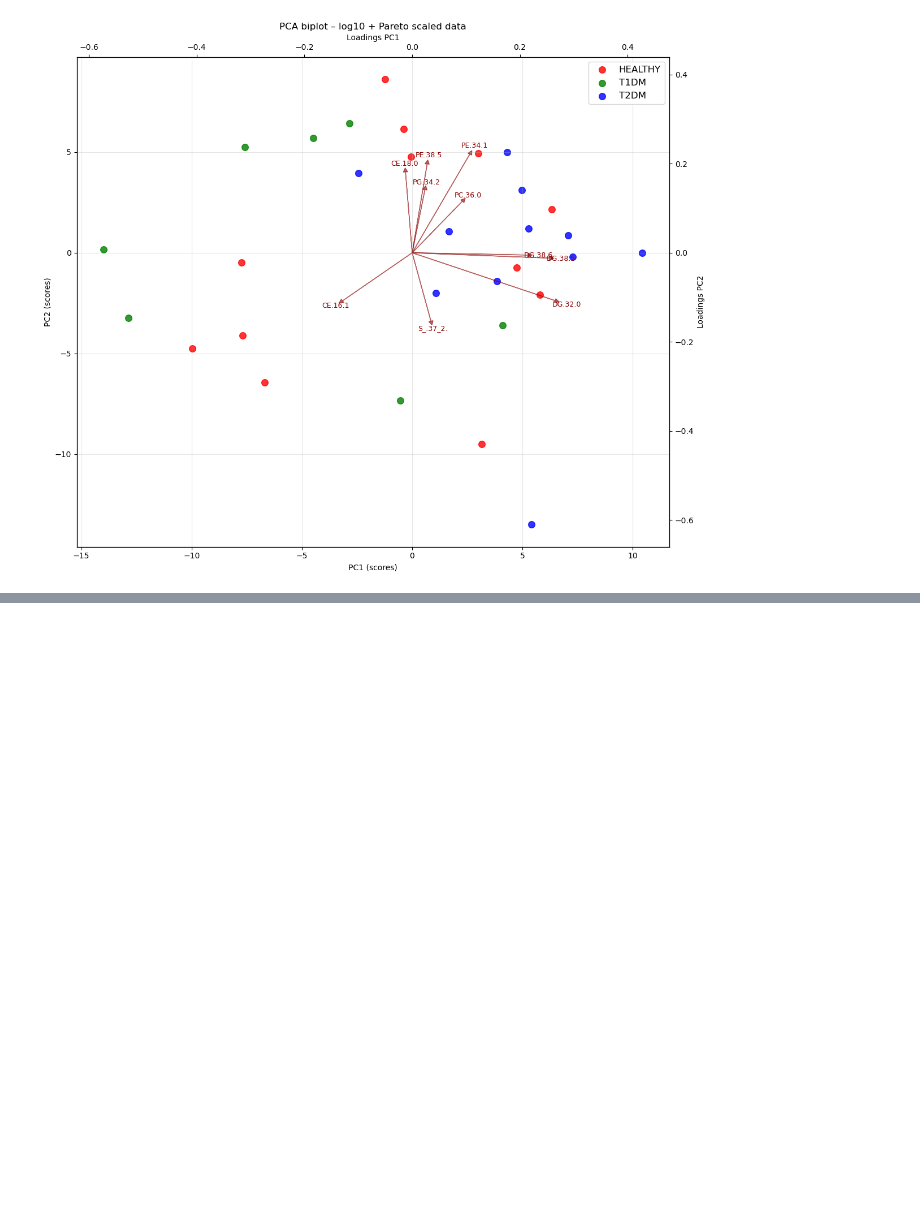
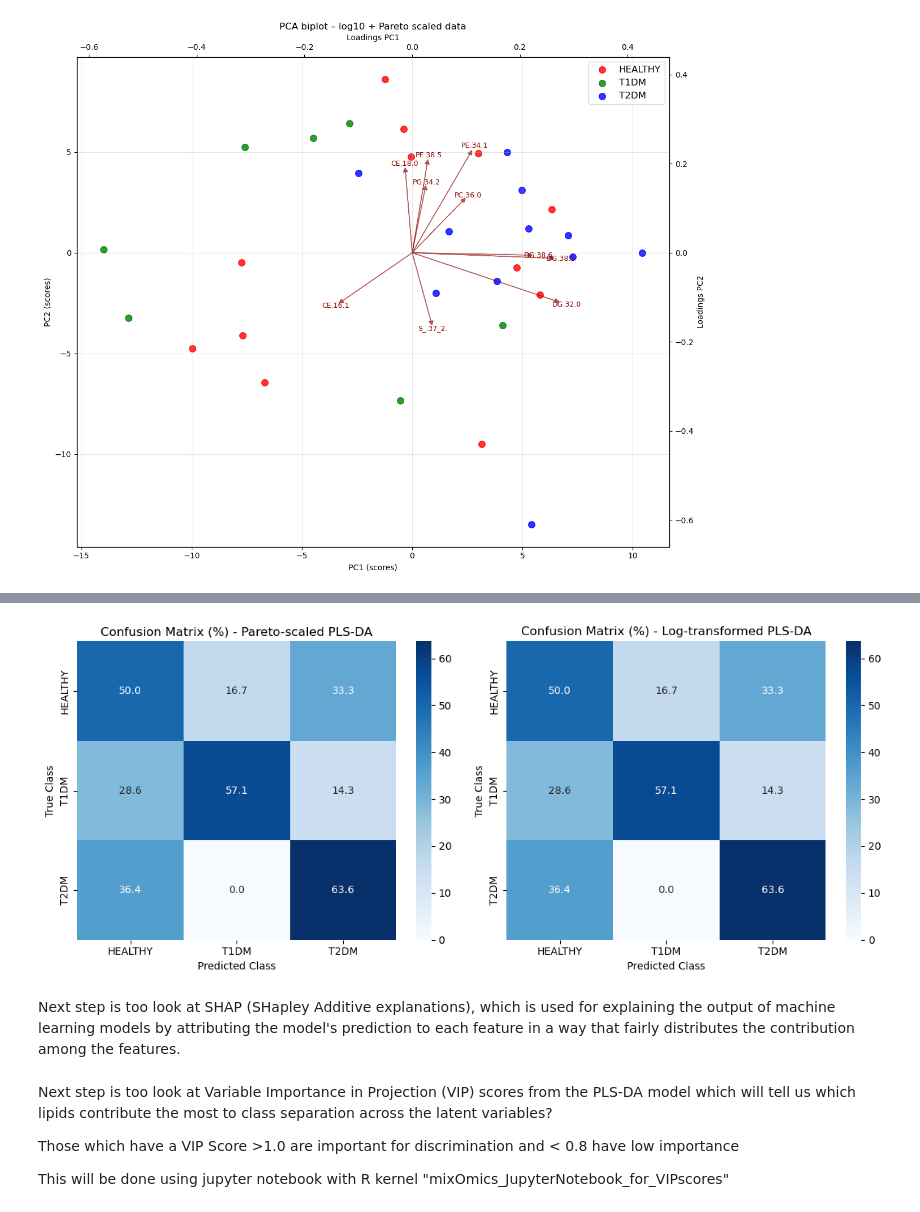
Before and after one commit to hafarah/Targeted_Lipidomics_Pancreas, a Jupyter notebook: Data_cleaning_transformation.ipynb, the cells around one changed output, grey strips where cells are left out. Cells and saved outputs as stored; diff of their text form; code cells hidden in the pictures; blank space fills up the shorter version.

```diff
--- a/Data_cleaning_transformation.ipynb
+++ b/Data_cleaning_transformation.ipynb
@@ -901,0 +1156,46 @@ PMID: 33297937
+# %%
+# Plot confusion matrices as percentages for better interpretability
+
+plt.figure(figsize=(12, 5))
+
+# Pareto-scaled PLS-DA (percentages)
+plt.subplot(1, 2, 1)
+sns.heatmap(
+    confusionParetoPct,
+    annot=True,
+    fmt=".1f",
+    cmap="Blues",
+    xticklabels=lb.classes_,
+    yticklabels=lb.classes_
+)
+plt.title("Confusion Matrix (%) - Pareto-scaled PLS-DA")
+plt.xlabel("Predicted Class")
+plt.ylabel("True Class")
+
+# Log-transformed PLS-DA (percentages)
+plt.subplot(1, 2, 2)
+sns.heatmap(
+    confusionLogPct,
+    annot=True,
+    fmt=".1f",
+    cmap="Blues",
+    xticklabels=lb.classes_,
+    yticklabels=lb.classes_
+)
+plt.title("Confusion Matrix (%) - Log-transformed PLS-DA")
+plt.xlabel("Predicted Class")
+plt.ylabel("True Class")
+
+plt.tight_layout()
+plt.show()
+plt.close()
+# %% [output]
+[figure, added]
+# %% [markdown]
+Next step is too look at SHAP (SHapley Additive explanations), which is used for explaining the output of machine learning models by attributing the model's prediction to each feature in a way that fairly distributes the contribution among the features.
+# %% [markdown]
+Next step is too look at Variable Importance in Projection (VIP) scores from the PLS-DA model which will tell us which lipids contribute the most to class separation across the latent variables?
+
+Those which have a VIP Score >1.0 are important for discrimination and < 0.8 have low importance
+
+This will be done using jupyter notebook with R kernel "mixOmics_JupyterNotebook_for_VIPscores"
```
Also changed, not shown: parts of 12 cells of this notebook, 1 other file.
